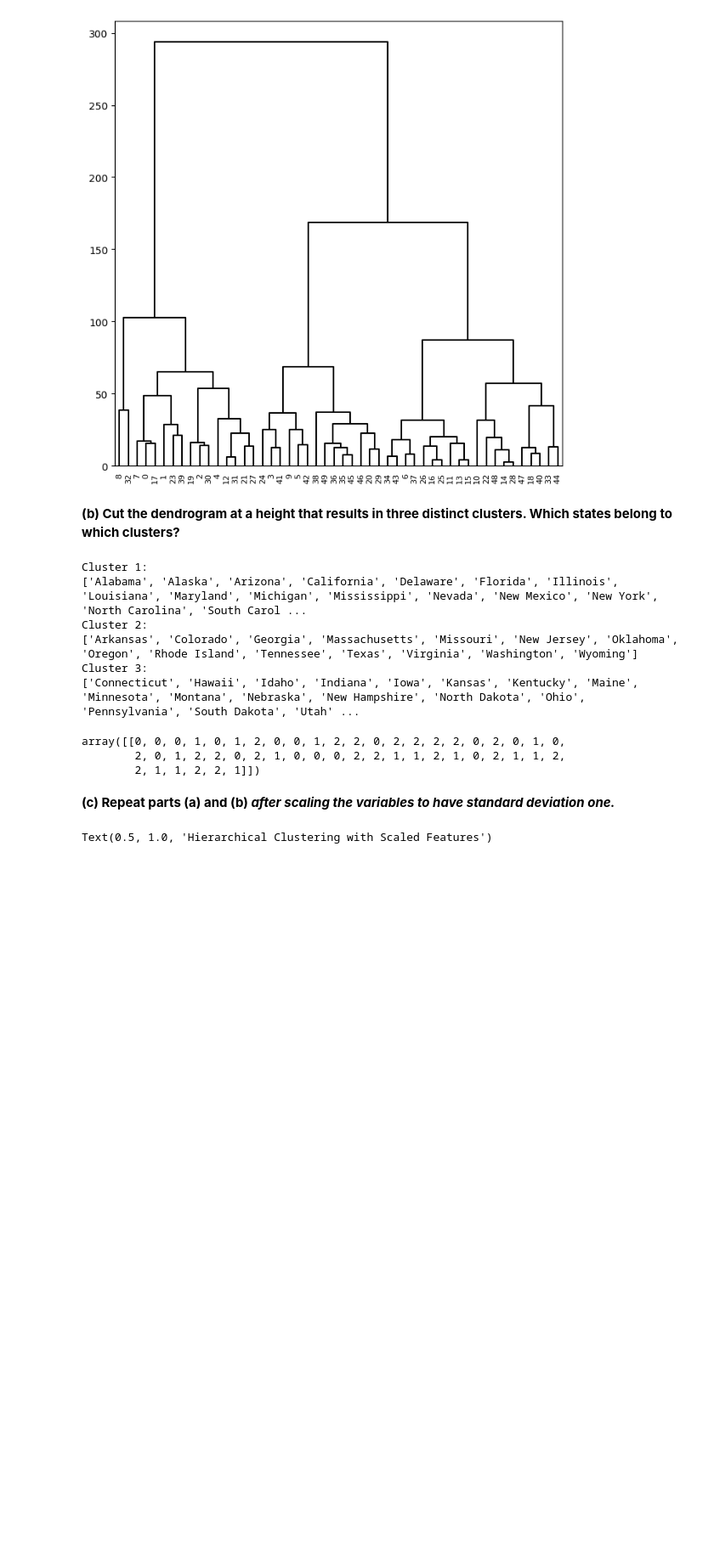
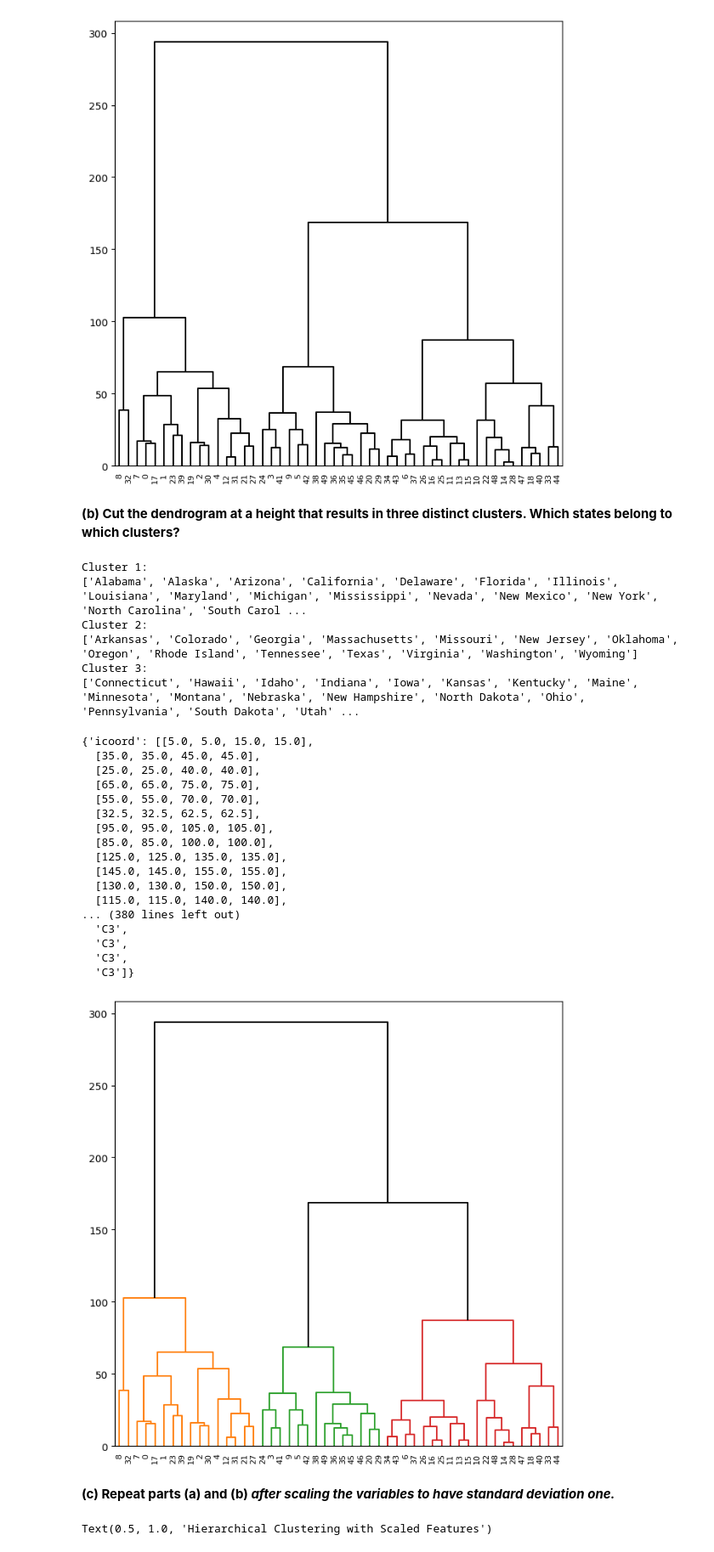
Before and after one commit to WillDBM/DATA-303, a Jupyter notebook: Lab/Armentrout_William_Lab9.ipynb, the cells around one changed output. Shown at 85% size. Cells and saved outputs as stored; diff of their text form; code cells hidden in the pictures; blank space fills up the shorter version.

```diff
--- a/Lab/Armentrout_William_Lab9.ipynb
+++ b/Lab/Armentrout_William_Lab9.ipynb
@@ -86,10 +86,30 @@ Cluster 3:
 ['Connecticut', 'Hawaii', 'Idaho', 'Indiana', 'Iowa', 'Kansas', 'Kentucky', 'Maine', 'Minnesota', 'Montana', 'Nebraska', 'New Hampshire', 'North Dakota', 'Ohio', 'Pennsylvania', 'South Dakota', 'Utah' ...
 # %%
 # plot dendrogram with cut
+fig, ax = plt.subplots(1, 1, figsize=(8, 8))
+dendrogram(linkage_comp,
+           ax=ax,
+           color_threshold=150,
+           above_threshold_color='black')
 # %% [output]
-array([[0, 0, 0, 1, 0, 1, 2, 0, 0, 1, 2, 2, 0, 2, 2, 2, 2, 0, 2, 0, 1, 0,
-        2, 0, 1, 2, 2, 0, 2, 1, 0, 0, 0, 2, 2, 1, 1, 2, 1, 0, 2, 1, 1, 2,
-        2, 1, 1, 2, 2, 1]])
+{'icoord': [[5.0, 5.0, 15.0, 15.0],
+  [35.0, 35.0, 45.0, 45.0],
+  [25.0, 25.0, 40.0, 40.0],
+  [65.0, 65.0, 75.0, 75.0],
+  [55.0, 55.0, 70.0, 70.0],
+  [32.5, 32.5, 62.5, 62.5],
+  [95.0, 95.0, 105.0, 105.0],
+  [85.0, 85.0, 100.0, 100.0],
+  [125.0, 125.0, 135.0, 135.0],
+  [145.0, 145.0, 155.0, 155.0],
+  [130.0, 130.0, 150.0, 150.0],
+  [115.0, 115.0, 140.0, 140.0],
+... (380 lines left out)
+  'C3',
+  'C3',
+  'C3',
+  'C3']}
+[figure, added]
 # %% [markdown]
 **(c) Repeat parts (a) and (b) *after scaling the variables to have standard deviation one.***
 # %%
```
Also changed, not shown: parts of 3 cells of this notebook.
